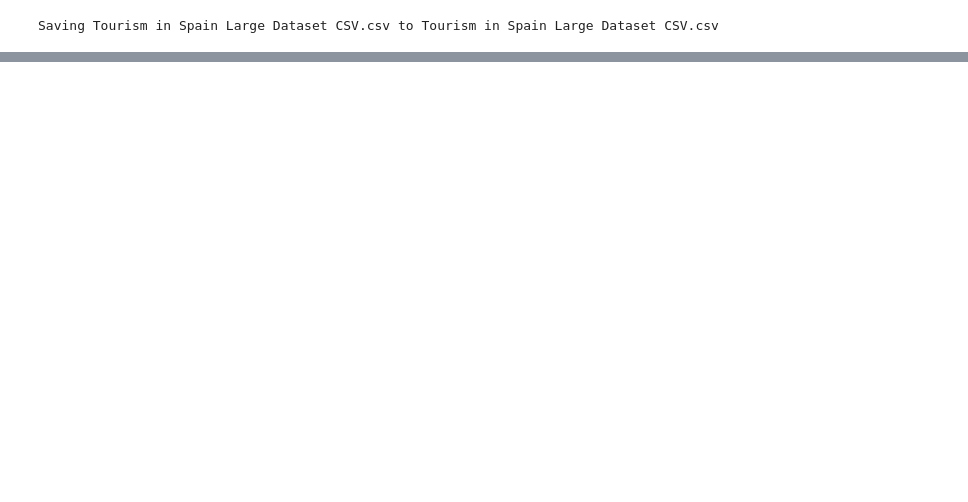
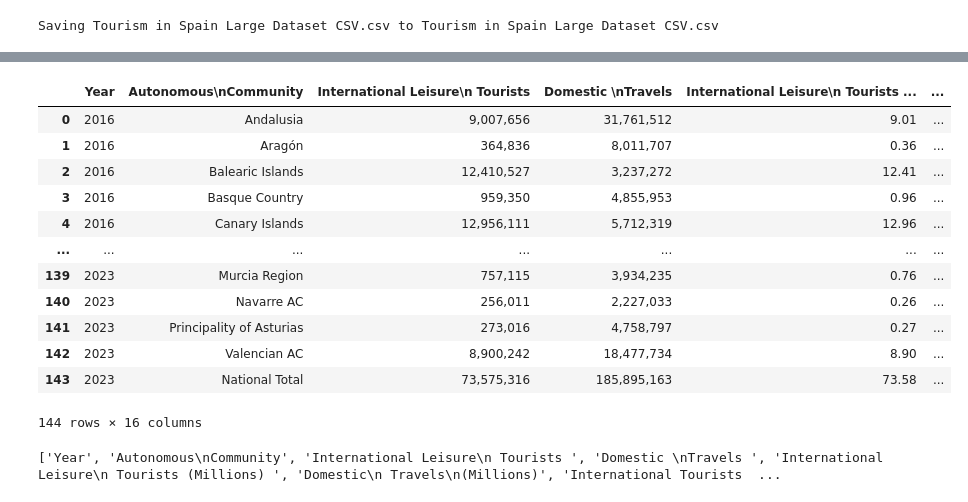
Before and after one commit to haruhiysd/QM-Group-Project, a Jupyter notebook: regression analysis.ipynb, the cells around one changed output, grey strips where cells are left out. Drawn from its saved outputs; the diff is of its cells as text; code cells hidden in the pictures; blank space fills up the shorter version.

```diff
--- a/regression analysis.ipynb
+++ b/regression analysis.ipynb
@@ -44 +44,38 @@ df
 162 rows × 16 columns
+# %%
+df.rename(
+    columns={
+        'International Tourists (all reasons)': 'International_Tourists_All',
+        'Unemployment Rate (%)': 'Unemployment_Rate',
+        'GDP per Capita (€)': 'GDP_per_Capita',
+        'Annual Avg. Housing Price Index (Base 2015)': 'Annual_Avg_Housing_Price_Index',
+        'Total Urban Waste Collected without RCD (Tonnes)': 'Total_Urban_Waste_Collected_without_RCD',
+        'Total Urban Waste Collected with RCD (Tonnes)': 'Total_Urban_Waste_Collected_with_RCD',
+    },
+    inplace=True
+)
+# %%
+df_filtered = df[
+    (df['Year'] >= 2016) &
+    (df['Year'] <= 2023)
+].copy()
+# %%
+df_filtered
+# %% [output]
+|  | Year | Autonomous\nCommunity | International Leisure\n Tourists | Domestic \nTravels | International Leisure\n Tourists ... | ... |
+| 0 | 2016 | Andalusia | 9,007,656 | 31,761,512 | 9.01 | ... |
+| 1 | 2016 | Aragón | 364,836 | 8,011,707 | 0.36 | ... |
+| 2 | 2016 | Balearic Islands | 12,410,527 | 3,237,272 | 12.41 | ... |
+| 3 | 2016 | Basque Country | 959,350 | 4,855,953 | 0.96 | ... |
+| 4 | 2016 | Canary Islands | 12,956,111 | 5,712,319 | 12.96 | ... |
+| ... | ... | ... | ... | ... | ... | ... |
+| 139 | 2023 | Murcia Region | 757,115 | 3,934,235 | 0.76 | ... |
+| 140 | 2023 | Navarre AC | 256,011 | 2,227,033 | 0.26 | ... |
+| 141 | 2023 | Principality of Asturias | 273,016 | 4,758,797 | 0.27 | ... |
+| 142 | 2023 | Valencian AC | 8,900,242 | 18,477,734 | 8.90 | ... |
+| 143 | 2023 | National Total | 73,575,316 | 185,895,163 | 73.58 | ... |
+144 rows × 16 columns
+# %%
+print(df_filtered.columns.tolist())
+# %% [output]
+['Year', 'Autonomous\nCommunity', 'International Leisure\n Tourists ', 'Domestic \nTravels ', 'International Leisure\n Tourists (Millions) ', 'Domestic\n Travels\n(Millions)', 'International Tourists  ...
```
Also changed, not shown: parts of 4 cells of this notebook.
